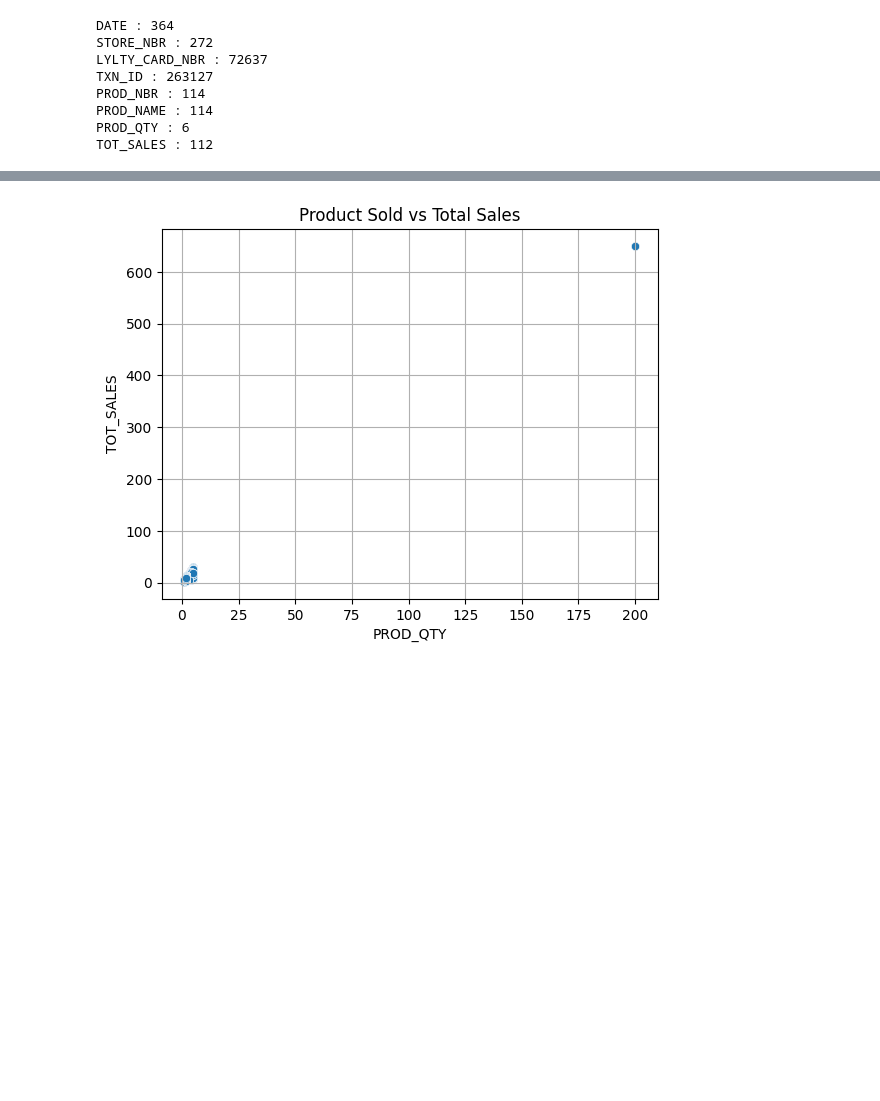
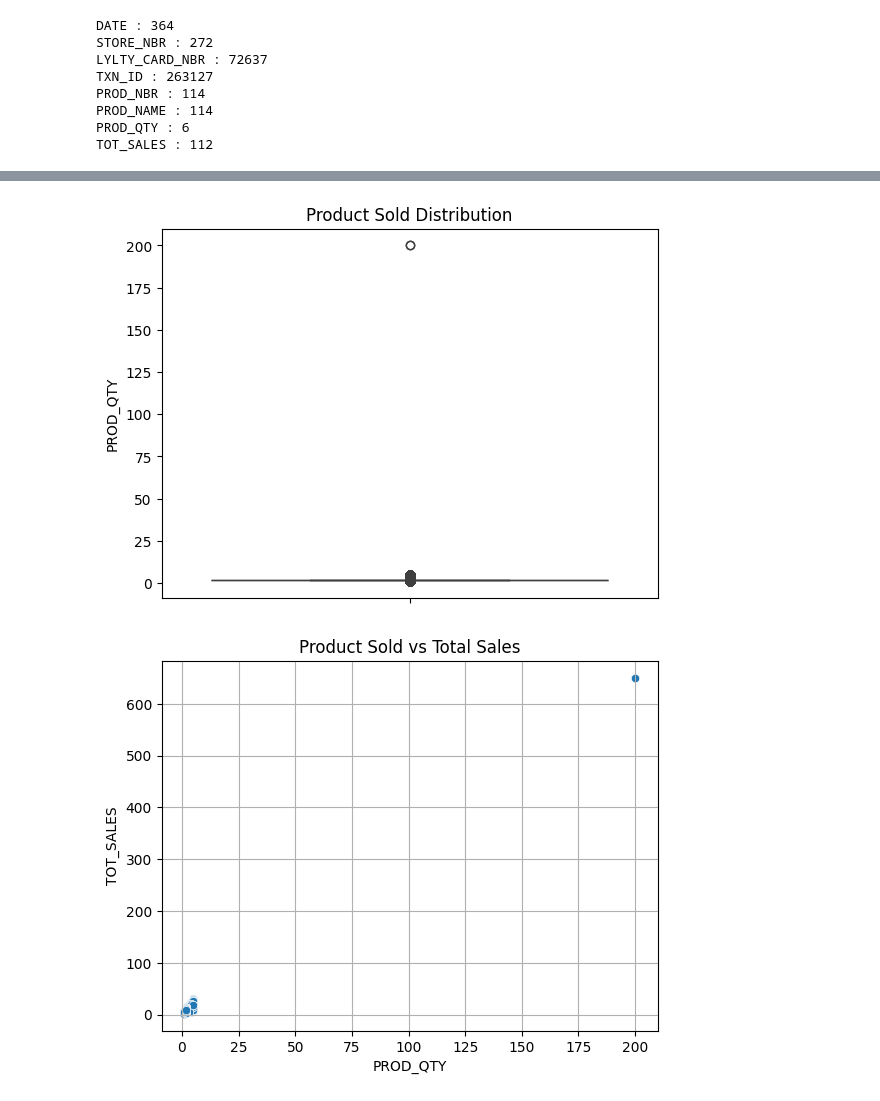
Before and after one commit to ankitg-02/customer-purchase-and-transactional-behavoiur-analysis, a Jupyter notebook: CPTBA_1.ipynb, the cells around one changed output, grey strips where cells are left out. Drawn from its saved outputs; the diff is of its cells as text; code cells hidden in the pictures; blank space fills up the shorter version.

```diff
--- a/CPTBA_1.ipynb
+++ b/CPTBA_1.ipynb
@@ -155,4 +153,10 @@ https://gist.github.com/mwaskom/de44147ed2974457ad6372750bbe5751
 [figure]
+# %%
+sns.boxplot(transaction['PROD_QTY'])
+plt.title("Product Sold Distribution")
+plt.show()
+# %% [output]
+[figure, added]
 # %%
 sns.scatterplot(x=transaction['PROD_QTY'],y=transaction['TOT_SALES'])
 plt.title("Product Sold vs Total Sales")
```
Also changed, not shown: parts of 8 cells of this notebook.
